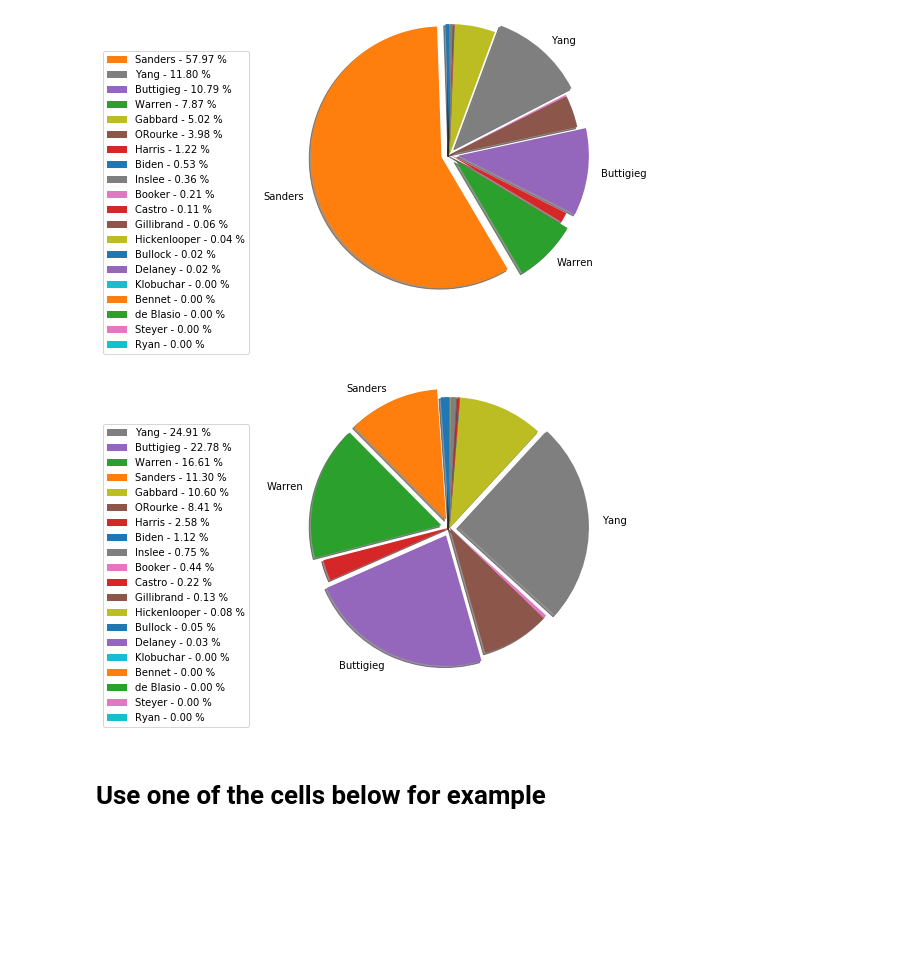
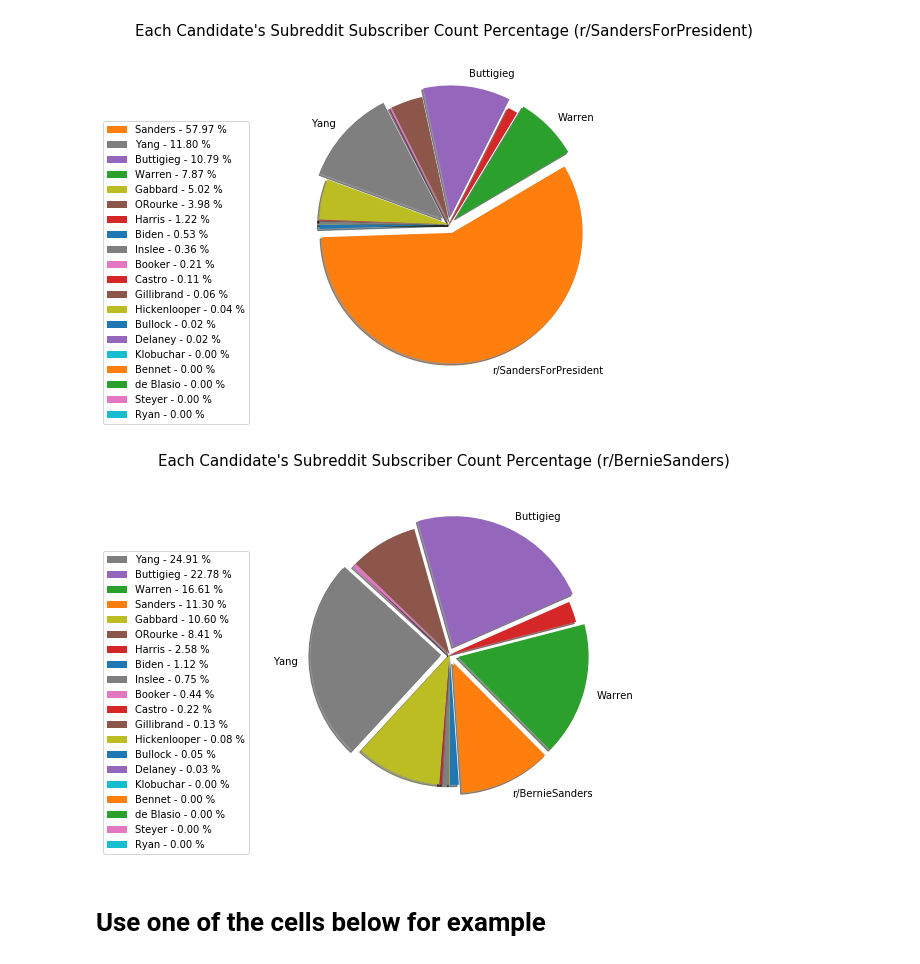
Before and after one commit to blackkerouac/Project-1, a Jupyter notebook: Project-1_Pies.ipynb, the cells around one changed output. Drawn from its saved outputs; the diff is of its cells as text; code cells hidden in the pictures; blank space fills up the shorter version.

```diff
--- a/Project-1_Pies.ipynb
+++ b/Project-1_Pies.ipynb
@@ -52,11 +54,11 @@ plt.show()
 x = np.char.array(['Biden', 'Sanders', 'Warren', 'Harris', 'Buttigieg', 'ORourke', 'Booker', 'Yang', 'Gabbard', 'Klobuchar', 'Bullock', 'Bennet', 'de Blasio', 'Castro', 'Delaney', 'Gillibrand', 'Steyer', 'Inslee', 'Hickenlooper', 'Ryan'])
 y = np.array([1287, 141132, 19161, 2979, 26279, 9700, 508, 28741, 12226, 4, 58, 0, 0, 258, 38, 151, 0, 866, 88, 0])
 explode = (0, 0.1, 0.1, 0, 0.1, 0, 0, 0.1, 0, 0, 0, 0, 0, 0, 0, 0, 0, 0, 0, 0)
-titles = '', 'Sanders', 'Warren', '', 'Buttigieg', '', '', 'Yang', '', '', '', '', '', '', '', '', '', '', '', ''
+titles = '', 'r/SandersForPresident', 'Warren', '', 'Buttigieg', '', '', 'Yang', '', '', '', '', '', '', '', '', '', '', '', ''
 
 percent = 100.*y/y.sum()
 
-patches, texts = plt.pie(y, startangle=90, explode=explode, shadow=True, labels=titles, radius=1.5)
+patches, texts = plt.pie(y, startangle=180, explode=explode, shadow=True, labels=titles, radius=1.5)
 labels = ['{0} - {1:1.2f} %'.format(i,j) for i,j in zip(x, percent)]
 
 sort_legend = True
@@ -68,35 +70,39 @@ if sort_legend:
 plt.legend(patches, labels, loc='best', bbox_to_anchor=(-0.4, 1.),
            fontsize=10)
 
+plt.suptitle("Each Candidate's Subreddit Subscriber Count Percentage (r/SandersForPresident)", size=15, y=1.2)
+
 plt.show()
 # %% [output]
-[figure, old version]
+[figure, new version]
 # %%
 #Pie chart of each candidates most poplulare subreddit subscriber count.
 #This chart with r/berniesanders instead of r/sandersforpresident (popular from 2016 election)
 
 x = np.char.array(['Biden', 'Sanders', 'Warren', 'Harris', 'Buttigieg', 'ORourke', 'Booker', 'Yang', 'Gabbard', 'Klobuchar', 'Bullock', 'Bennet', 'de Blasio', 'Castro', 'Delaney', 'Gillibrand', 'Steyer', 'Inslee', 'Hickenlooper', 'Ryan'])
 y = np.array([1287, 13041, 19161, 2979, 26279, 9700, 508, 28741, 12226, 4, 58, 0, 0, 258, 38, 151, 0, 866, 88, 0])
 explode = (0, 0.1, 0.1, 0, 0.1, 0, 0, 0.1, 0, 0, 0, 0, 0, 0, 0, 0, 0, 0, 0, 0)
-titles =  '', 'Sanders', 'Warren', '', 'Buttigieg', '', '', 'Yang', '', '', '', '', '', '', '', '', '', '', '', ''
+titles =  '', 'r/BernieSanders', 'Warren', '', 'Buttigieg', '', '', 'Yang', '', '', '', '', '', '', '', '', '', '', '', ''
 
 percent = 100.*y/y.sum()
 
-patches, texts = plt.pie(y, startangle=90, explode=explode, shadow=True, labels=titles, radius=1.5)
+patches, texts = plt.pie(y, startangle=270, explode=explode, shadow=True, labels=titles, radius=1.5)
 labels = ['{0} - {1:1.2f} %'.format(i,j) for i,j in zip(x, percent)]
 
 sort_legend = True
 if sort_legend:
     patches, labels, dummy =  zip(*sorted(zip(patches, labels, y),
                                           key=lambda x: x[2],
                                           reverse=True))
 
 plt.legend(patches, labels, loc='best', bbox_to_anchor=(-0.4, 1.),
            fontsize=10)
 
+plt.suptitle("Each Candidate's Subreddit Subscriber Count Percentage (r/BernieSanders)", size=15, y=1.2)
+
 plt.show()
 # %% [output]
-[figure, old version]
+[figure, new version]
 # %% [markdown]
 # Use one of the cells below for example
 # %%
```
Also changed, not shown: parts of 2 cells of this notebook.
